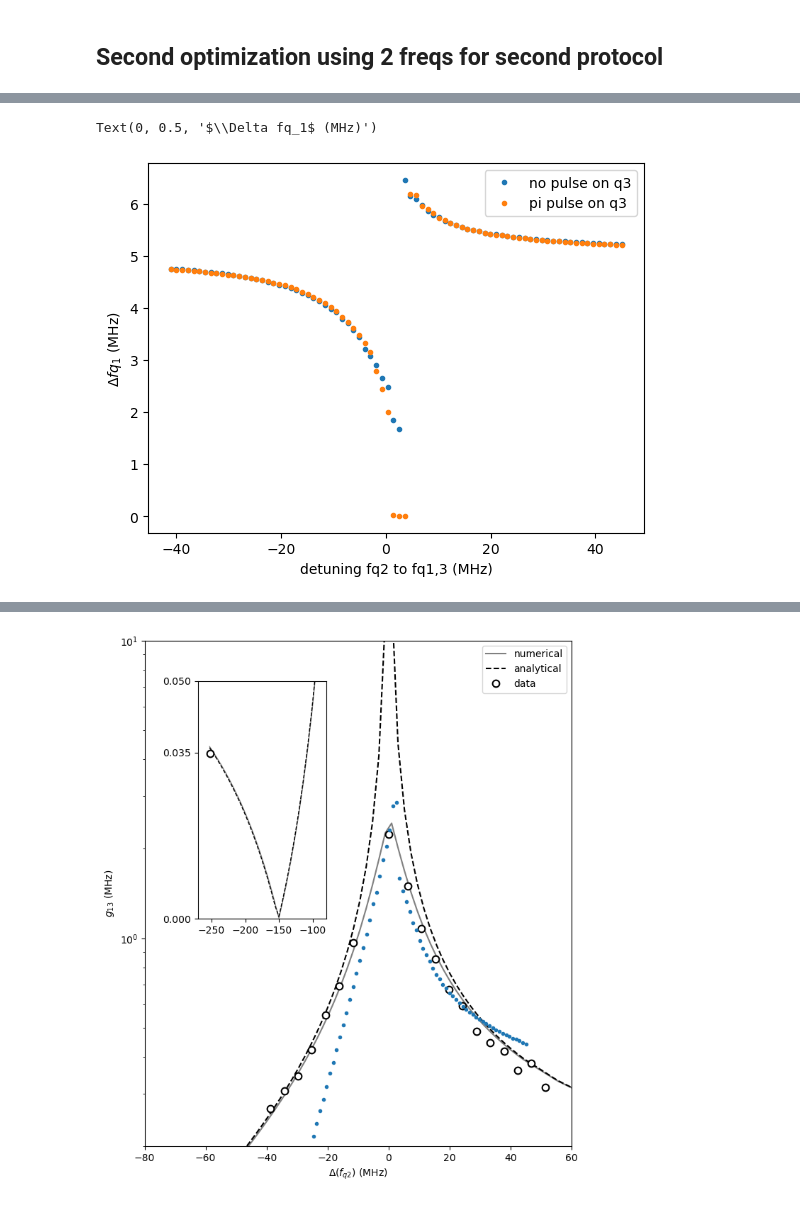
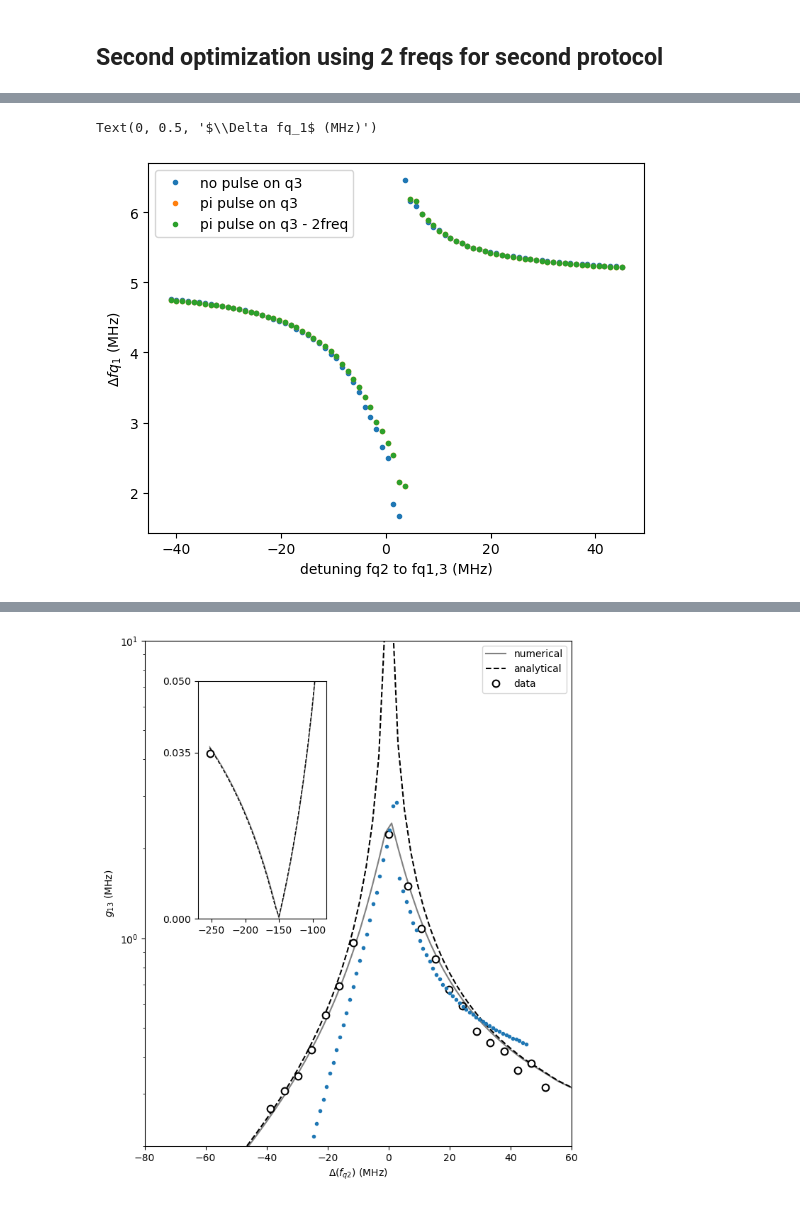
Before and after one commit to GabrielJauma/tunable-capacitive-coupling-flux-qubits, a Jupyter notebook: KIT/Experiments/ZZ Ramsey measurement.ipynb, the cells around one changed output, grey strips where cells are left out. Cells and saved outputs as stored; diff of their text form; code cells hidden in the pictures.

```diff
--- a/KIT/Experiments/ZZ Ramsey measurement.ipynb
+++ b/KIT/Experiments/ZZ Ramsey measurement.ipynb
@@ -487,15 +498,15 @@ A = 0.3
 tau = 2.44
 f = np.abs(delta_vec_0[0])
 phase = 2.5
-Offset = 0
-
+Offset = 0.5
+bounds = ((-np.inf,0,-np.inf,-np.inf,-np.inf),(np.inf,5,np.inf,np.inf,np.inf))
 idx = -1
 
 for i in range(a_vec.size):
     if i ==0 or i==41:
-        popt, pcov = curve_fit(damped_oscillation, t_us[:idx], q1_x_0[i,:idx], p0=[A, tau, f, phase, Offset])
+        popt, pcov = curve_fit(damped_oscillation, t_us[:idx], q1_x_0[i,:idx], p0=[A, tau, f, phase, Offset],bounds=bounds)
     else:
-        popt, pcov = curve_fit(damped_oscillation, t_us[:idx], q1_x_0[i,:idx], p0=popt)
+        popt, pcov = curve_fit(damped_oscillation, t_us[:idx], q1_x_0[i,:idx], p0=popt,bounds=bounds)
 
     T2_vec_0[i] = popt[1]
     f_vec_0[i] = popt[2]
@@ -507,9 +518,9 @@ for i in range(a_vec.size):
     # try:
         # popt, pcov = curve_fit(damped_oscillation, t_us[:idx], q1_x_1[i,:idx], p0=[A, tau, f, phase, Offset])
     if i ==0 or i==42:
-        popt, pcov = curve_fit(damped_oscillation, t_us[:idx], q1_x_1[i,:idx], p0=[A, tau, f, phase, Offset])
+        popt, pcov = curve_fit(damped_oscillation, t_us[:idx], q1_x_1[i,:idx], p0=[A, tau, f, phase, Offset],bounds=bounds)
     else:
-        popt, pcov = curve_fit(damped_oscillation, t_us[:idx], q1_x_1[i,:idx], p0=popt)
+        popt, pcov = curve_fit(damped_oscillation, t_us[:idx], q1_x_1[i,:idx], p0=popt,bounds=bounds)
     T2_vec_1[i] = popt[1]
     f_vec_1[i] = popt[2]
     popt_list_1[i] = popt
@@ -579,0 +643,7 @@ Text(0, 0.5, '$\\Delta fq_1$ (MHz)')
+# %%
+i=20
+fig, ax = plt.subplots()
+
+ax.plot(f_range_list[i,:], (errors_f_range[i,:]-errors_f_range[i,:].min())/errors_f_range[i,:].min(),'.')
+
+fig.tight_layout()
@@ -579,0 +652,7 @@ Text(0, 0.5, '$\\Delta fq_1$ (MHz)')
+# %%
+sigma_f0 = np.zeros(a_vec.size)
+for i in range(a_vec.size):
+
+    relative_error = (errors_f_range[i,:]-errors_f_range[i,:].min())/errors_f_range[i,:].min()
+    bound_index = np.where(np.abs(relative_error - 0.1) ==  np.abs(relative_error - 0.1).min() )[0][0]
+    sigma_f0[i] = np.abs(f_range_list[i,bound_index] - popt_list_0[i][2])
@@ -580,16 +680,18 @@ Text(0, 0.5, '$\\Delta fq_1$ (MHz)')
 # %% [markdown]
 ## Second optimization using 2 freqs for second protocol
 # %%
+bounds = ((-np.inf,0,-np.inf,-np.inf,-np.inf,-np.inf,-np.inf),(np.inf,5,np.inf,np.inf,np.inf,np.inf,np.inf))
 
 for i in range(a_vec.size):
-    if i ==0 or i==42:
-        popt, pcov = curve_fit(damped_oscillation_2_freq, t_us[:idx], q1_x_1[i,:idx], p0=[*popt_list_1[i], popt_list_1[i][2]/100, 0],maxfev=10000)
-    else:
-        popt, pcov = curve_fit(damped_oscillation_2_freq, t_us[:idx], q1_x_1[i,:idx], p0=popt,maxfev=10000)
+    # bounds = ((-np.inf,0,popt_list_0[i][2]-1e-10,-np.inf,-np.inf,-np.inf,-np.inf),(np.inf,3,popt_list_0[i][2],np.inf,np.inf,np.inf,np.inf))
+    bounds = ((-np.inf,0,popt_list_1[i][2]-1e-10,-np.inf,-np.inf,-0.1,-np.inf),(np.inf,5,popt_list_1[i][2],np.inf,np.inf,0.1,np.inf))
+    print(i)
+    # if i ==0 or i==42:
+    popt, pcov = curve_fit(damped_oscillation_2_freq, t_us[:idx], q1_x_1[i,:idx], p0=[*popt_list_1[i], 0, 0], bounds=bounds,maxfev=10000)
+    # else:
+    #     popt, pcov = curve_fit(damped_oscillation_2_freq, t_us[:idx], q1_x_1[i,:idx], p0=popt,maxfev=10000,bounds=bounds)
     T2_vec_1[i] = popt[1]
     f1_vec_1[i] = popt[2]
-    f2_vec_1[i] = popt[6]
+    f2_vec_1[i] = popt[5]
     popt_list_1_2freq[i] = popt
     error_f_vec_1[i] = pcov[2,2]
-    # except:
-    #     continue
@@ -615,12 +735,13 @@ fig.tight_layout()
 # %%
 # The curves overlap if we move fq1_1 by 1 MHz to the "left"
 plt.plot(fq2_vec*1e3 - 3689, f_vec_0, '.', label = 'no pulse on q3')
-plt.plot(fq2_vec*1e3 - 3689, f1_vec_1, '.', label = 'pi pulse on q3')
+plt.plot(fq2_vec*1e3 - 3689, f_vec_1, '.', label = 'pi pulse on q3')
+plt.plot(fq2_vec*1e3 - 3689, f1_vec_1, '.', label = 'pi pulse on q3 - 2freq')
 
 plt.legend()
 
 plt.xlabel('detuning fq2 to fq1,3 (MHz)')
 plt.ylabel('$\Delta fq_1$ (MHz)')
 # %% [output]
 Text(0, 0.5, '$\\Delta fq_1$ (MHz)')
-[figure, old version]
+[figure, new version]
```
Also changed, not shown: parts of 16 cells of this notebook.
